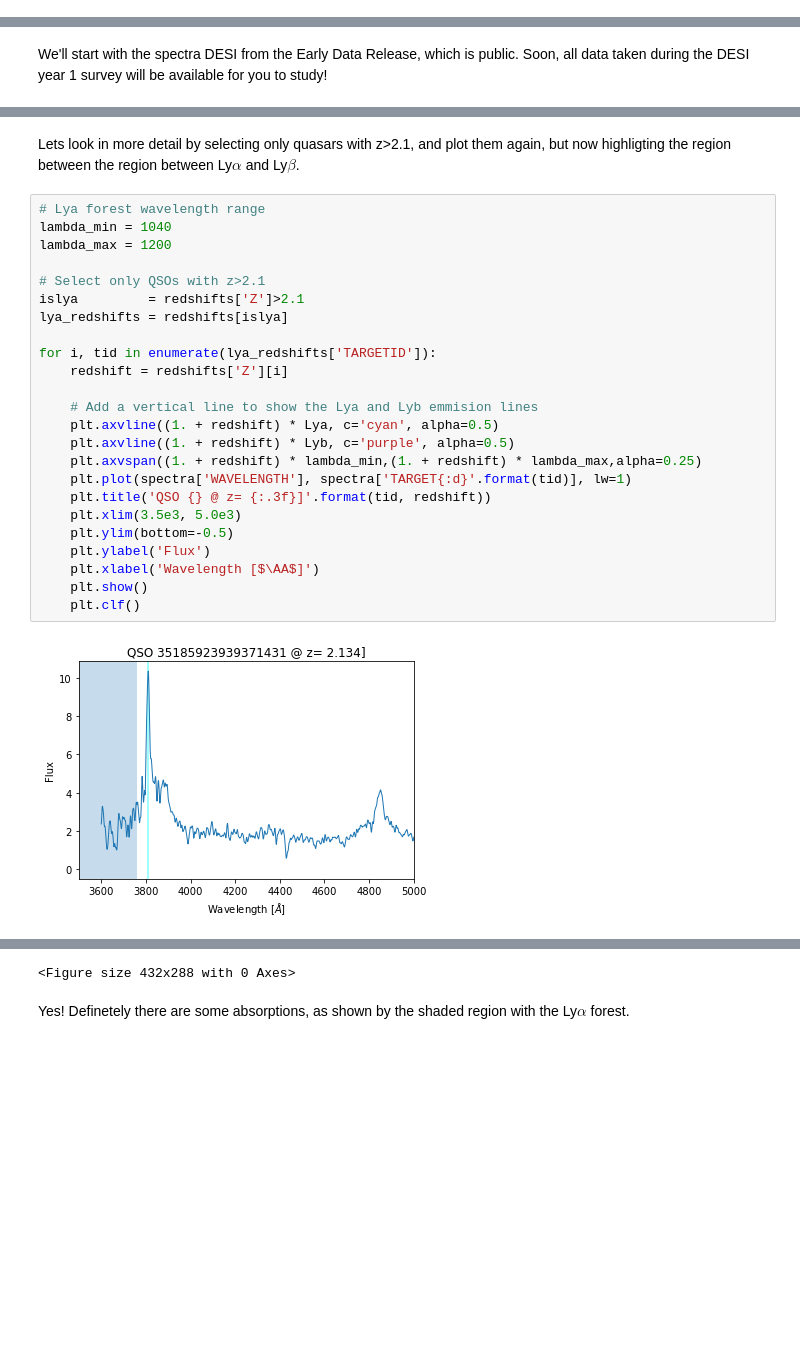
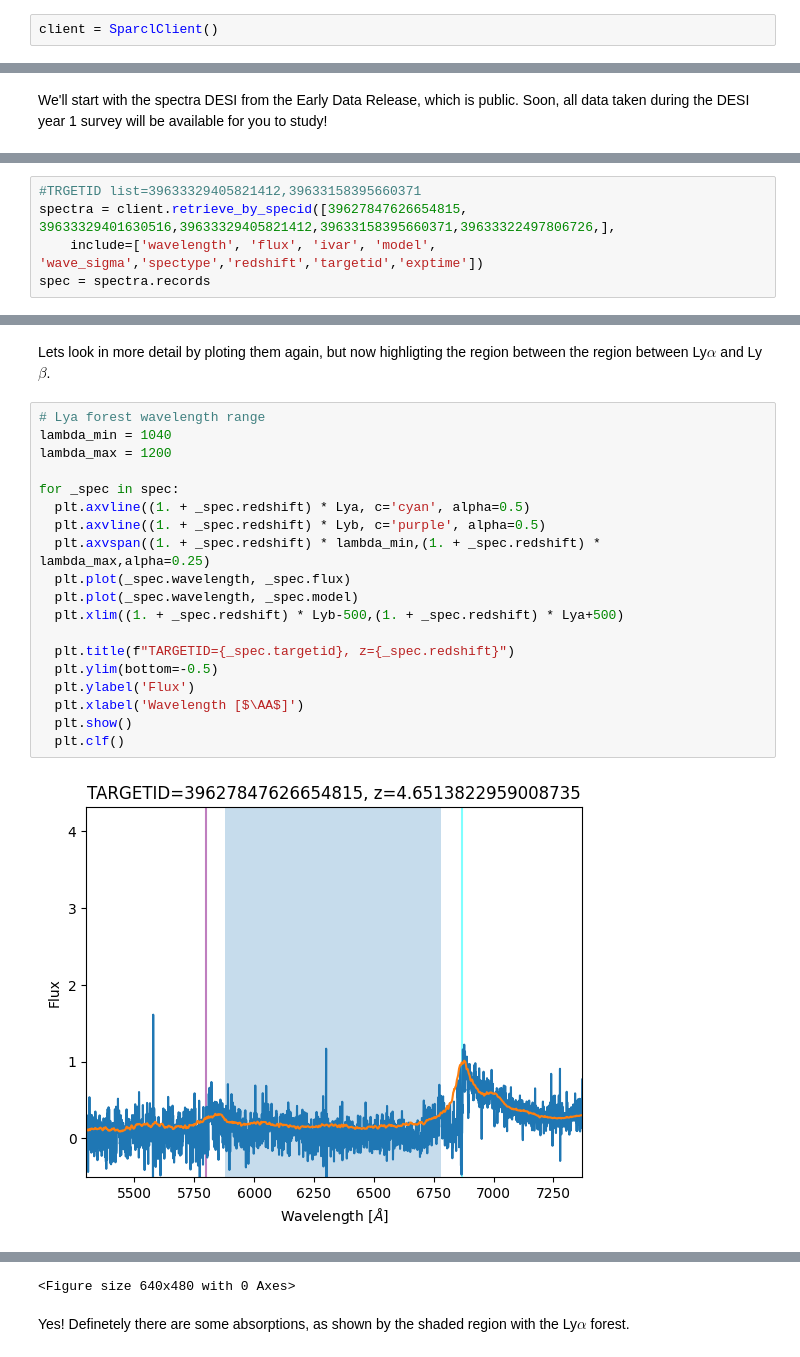
Before and after one commit to alxogm/ICF2024_lya, a Jupyter notebook: Lymanalphaforest_explorers.ipynb, the cells around one changed output, grey strips where cells are left out. Cells and saved outputs as stored; diff of their text form; blank space fills up the shorter version.

```diff
--- a/Lymanalphaforest_explorers.ipynb
+++ b/Lymanalphaforest_explorers.ipynb
@@ -19,3 +28,5 @@ from   io                      import  BytesIO
+# %%
+client = SparclClient()
 # %%
 
 def cutout(ax, ra, dec,scale=0.5):
@@ -93 +98,6 @@ spectra     = Table.read('desihigh/student_andes/coadd-qso-68002-20200315.fits')
+# %%
+#TRGETID list=39633329405821412,39633158395660371
+spectra = client.retrieve_by_specid([39627847626654815, 39633329401630516,39633329405821412,39633158395660371,39633322497806726,],
+    include=['wavelength', 'flux', 'ivar', 'model', 'wave_sigma','spectype','redshift','targetid','exptime'])
+spec = spectra.records
 # %%
@@ -124,28 +129,23 @@ It seems the Ly$\alpha$ emission line is only visible for the first three quasar
 # %% [markdown]
-Lets look in more detail by selecting only quasars with z>2.1, and plot them again, but now highligting the region between the region between Ly$\alpha$ and Ly$\beta$.
+Lets look in more detail by ploting them again, but now highligting the region between the region between Ly$\alpha$ and Ly$\beta$.
 # %%
 # Lya forest wavelength range
 lambda_min = 1040
 lambda_max = 1200
 
-# Select only QSOs with z>2.1
-islya         = redshifts['Z']>2.1
-lya_redshifts = redshifts[islya]
+for _spec in spec:
+  plt.axvline((1. + _spec.redshift) * Lya, c='cyan', alpha=0.5)
+  plt.axvline((1. + _spec.redshift) * Lyb, c='purple', alpha=0.5)
+  plt.axvspan((1. + _spec.redshift) * lambda_min,(1. + _spec.redshift) * lambda_max,alpha=0.25)
+  plt.plot(_spec.wavelength, _spec.flux)
+  plt.plot(_spec.wavelength, _spec.model)
+  plt.xlim((1. + _spec.redshift) * Lyb-500,(1. + _spec.redshift) * Lya+500)
 
-for i, tid in enumerate(lya_redshifts['TARGETID']):
-    redshift = redshifts['Z'][i]
-
-    # Add a vertical line to show the Lya and Lyb emmision lines
-    plt.axvline((1. + redshift) * Lya, c='cyan', alpha=0.5)
-    plt.axvline((1. + redshift) * Lyb, c='purple', alpha=0.5)
-    plt.axvspan((1. + redshift) * lambda_min,(1. + redshift) * lambda_max,alpha=0.25)
-    plt.plot(spectra['WAVELENGTH'], spectra['TARGET{:d}'.format(tid)], lw=1)
-    plt.title('QSO {} @ z= {:.3f}]'.format(tid, redshift))
-    plt.xlim(3.5e3, 5.0e3)
-    plt.ylim(bottom=-0.5)
-    plt.ylabel('Flux')
-    plt.xlabel('Wavelength [$\AA$]')
-    plt.show()
-    plt.clf()
+  plt.title(f"TARGETID={_spec.targetid}, z={_spec.redshift}")
+  plt.ylim(bottom=-0.5)
+  plt.ylabel('Flux')
+  plt.xlabel('Wavelength [$\AA$]')
+  plt.show()
+  plt.clf()
 # %% [output]
-[figure, old version]
+[figure, new version]
@@ -154,4 +157,4 @@ for i, tid in enumerate(lya_redshifts['TARGETID']):
-<Figure size 432x288 with 0 Axes>
+<Figure size 640x480 with 0 Axes>
 # %% [markdown]
 Yes!  Definetely there are some absorptions, as shown by the shaded region with the Ly$\alpha$ forest.
 # %% [markdown]
```
Also changed, not shown: parts of 13 cells of this notebook.
